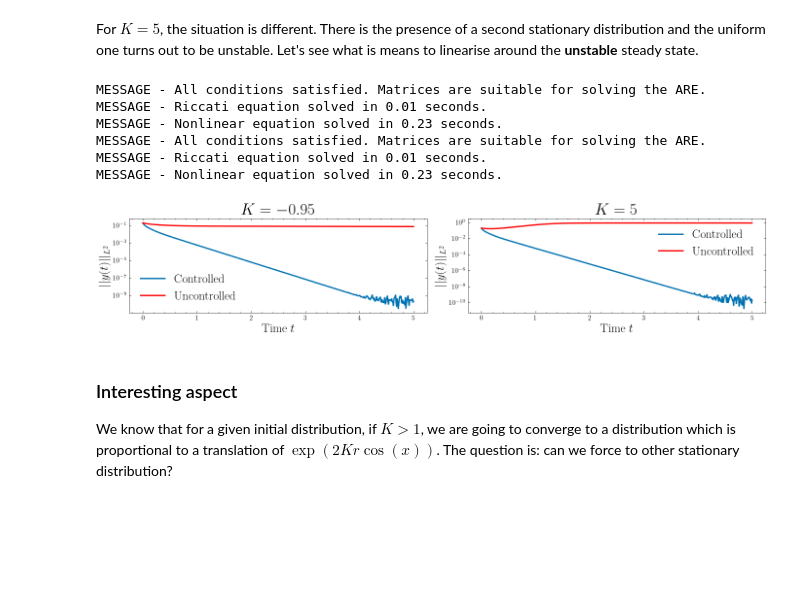
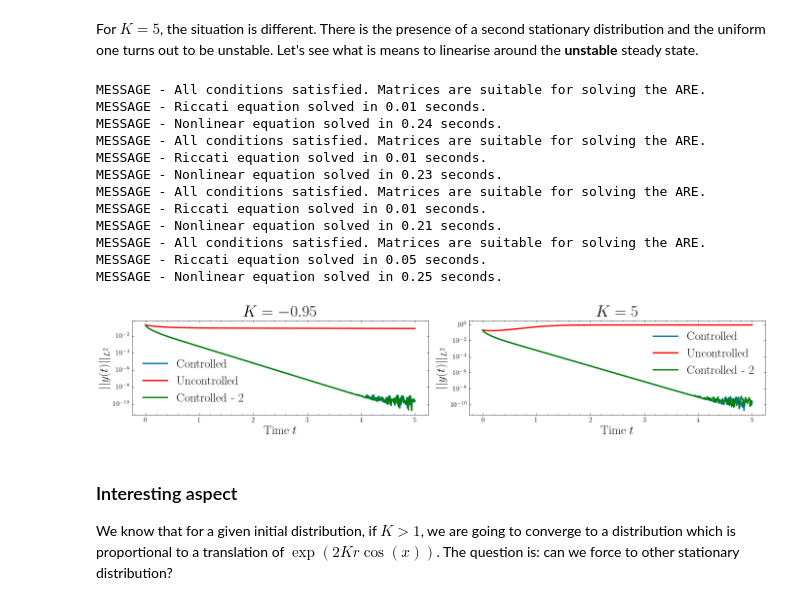
Before and after one commit to lucasmoschen/mckean-vlasov, a Jupyter notebook: codes/plotting.ipynb, the cells around one changed output. Saved outputs shown, nothing was run; the diff lists cells and outputs as text; code cells hidden in the pictures; blank space fills up the shorter version.

```diff
--- a/codes/plotting.ipynb
+++ b/codes/plotting.ipynb
@@ -448,22 +475,42 @@ solver1 = McKeanVlasovSolver(L=20, d=2*np.pi, G=G, alpha=[alpha1, alpha2, alpha3
                             state_weight=1000, sigma=0.5)
 
 solver2 = McKeanVlasovSolver(L=20, d=2*np.pi, G=G, alpha=[alpha1, alpha2, alpha3, alpha4],
-                            W=W2, mu_0=mu_0_mixed, min_fourier_samples=2000, delta=-0.0001,
-                            grad_alpha=[nabla_alpha1, nabla_alpha2, nabla_alpha3, nabla_alpha4],
-                            state_weight=1000, sigma=0.5)
+                             W=W2, mu_0=mu_0_mixed, min_fourier_samples=2000, delta=-0.0001,
+                             grad_alpha=[nabla_alpha1, nabla_alpha2, nabla_alpha3, nabla_alpha4],
+                             state_weight=1000, sigma=0.5)
+
+solver3 = McKeanVlasovSolver(L=20, d=2*np.pi, G=G, alpha=[alpha1, alpha2, alpha3, alpha4],
+                             W=W1, mu_0=mu_0_mixed, min_fourier_samples=2000, delta=-0.0001,
+                             grad_alpha=[nabla_alpha1, nabla_alpha2, nabla_alpha3, nabla_alpha4],
+                             state_weight=1000, sigma=0.5, frechet_flag=False)
+
+solver4 = McKeanVlasovSolver(L=20, d=2*np.pi, G=G, alpha=[alpha1, alpha2, alpha3, alpha4],
+                             W=W2, mu_0=mu_0_mixed, min_fourier_samples=2000, delta=-0.0001,
+                             grad_alpha=[nabla_alpha1, nabla_alpha2, nabla_alpha3, nabla_alpha4],
+                             state_weight=1000, sigma=0.5, frechet_flag=False)
 
 t_max = 5
 solution1_c = solver1.solve_control_problem(t_span=(0, t_max), t_eval=np.linspace(0, t_max, max(500, int(np.ceil(t_max * 100)))))
 solution1_u = solver1.nonlinear_uncontrolled_solver_y(t_span=(0, t_max), t_eval=np.linspace(0, t_max, max(500, int(np.ceil(t_max * 100)))))
 solution2_c = solver2.solve_control_problem(t_span=(0, t_max), t_eval=np.linspace(0, t_max, max(500, int(np.ceil(t_max * 100)))))
 solution2_u = solver2.nonlinear_uncontrolled_solver_y(t_span=(0, t_max), t_eval=np.linspace(0, t_max, max(500, int(np.ceil(t_max * 100)))))
+solution3_c = solver3.solve_control_problem(t_span=(0, t_max), t_eval=np.linspace(0, t_max, max(500, int(np.ceil(t_max * 100)))))
+solution3_u = solver3.nonlinear_uncontrolled_solver_y(t_span=(0, t_max), t_eval=np.linspace(0, t_max, max(500, int(np.ceil(t_max * 100)))))
+solution4_c = solver4.solve_control_problem(t_span=(0, t_max), t_eval=np.linspace(0, t_max, max(500, int(np.ceil(t_max * 100)))))
+solution4_u = solver4.nonlinear_uncontrolled_solver_y(t_span=(0, t_max), t_eval=np.linspace(0, t_max, max(500, int(np.ceil(t_max * 100)))))
 # %% [output]
+MESSAGE - All conditions satisfied. Matrices are suitable for solving the ARE.
+MESSAGE - Riccati equation solved in 0.01 seconds.
+MESSAGE - Nonlinear equation solved in 0.24 seconds.
 MESSAGE - All conditions satisfied. Matrices are suitable for solving the ARE.
 MESSAGE - Riccati equation solved in 0.01 seconds.
 MESSAGE - Nonlinear equation solved in 0.23 seconds.
 MESSAGE - All conditions satisfied. Matrices are suitable for solving the ARE.
 MESSAGE - Riccati equation solved in 0.01 seconds.
-MESSAGE - Nonlinear equation solved in 0.23 seconds.
+MESSAGE - Nonlinear equation solved in 0.21 seconds.
+MESSAGE - All conditions satisfied. Matrices are suitable for solving the ARE.
+MESSAGE - Riccati equation solved in 0.05 seconds.
+MESSAGE - Nonlinear equation solved in 0.25 seconds.
 # %%
 t1 = solution1_c.t
 y_norm1_c = np.linalg.norm(solution1_c.y, axis=0)
@@ -472,34 +519,46 @@ y_norm1_u = np.linalg.norm(solution1_u.y, axis=0)
 # Compute time points and L^2 norms for Example 2 (K = 5)
 t2 = solution2_c.t
 y_norm2_c = np.linalg.norm(solution2_c.y, axis=0)
 y_norm2_u = np.linalg.norm(solution2_u.y, axis=0)
 
+# Compute time points and L^2 norms for Example 1, different linearizer (K = 0.95)
+t3 = solution3_c.t
+y_norm3_c = np.linalg.norm(solution3_c.y, axis=0)
+y_norm3_u = np.linalg.norm(solution3_u.y, axis=0)
+
+# Compute time points and L^2 norms for Example 2, different linearizer (K = 5)
+t4 = solution4_c.t
+y_norm4_c = np.linalg.norm(solution4_c.y, axis=0)
+y_norm4_u = np.linalg.norm(solution4_u.y, axis=0)
+
 # Create a figure with two subplots arranged side-by-side
 fig, (ax1, ax2) = plt.subplots(1, 2, figsize=(14, 3))
 
 # Plot for Example 1 (K = -0.95)
 ax1.plot(t1, y_norm1_c, label="Controlled", color="#0072B2", linewidth=2)
 ax1.plot(t1, y_norm1_u, label="Uncontrolled", color="red", linewidth=2)
+ax1.plot(t1, y_norm3_c, label="Controlled - 2", color="green", linewidth=2)
 ax1.set_xlabel("Time $t$", fontsize=18)
 ax1.set_ylabel("$||y(t)||_{L^2}$", fontsize=18)
 ax1.set_title(r"$K = -0.95$", fontsize=24)
 ax1.set_yscale("log")
 ax1.legend(fontsize=18)
 
 # Plot for Example 2 (K = 5)
 ax2.plot(t2, y_norm2_c, label="Controlled", color="#0072B2", linewidth=2)
 ax2.plot(t2, y_norm2_u, label="Uncontrolled", color="red", linewidth=2)
+ax2.plot(t1, y_norm4_c, label="Controlled - 2", color="green", linewidth=2)
 ax2.set_xlabel("Time $t$", fontsize=18)
 ax2.set_ylabel("$||y(t)||_{L^2}$", fontsize=18)
 ax2.set_title(r"$K = 5$", fontsize=24)
 ax2.set_yscale("log")
 ax2.legend(fontsize=18)
 
 plt.tight_layout()
 plt.savefig("../images/fig_cnmac2025.pdf", bbox_inches="tight")
 plt.show()
 # %% [output]
-[figure, old version]
+[figure, new version]
 # %% [markdown]
 ### Interesting aspect
 
```
Also changed, not shown: parts of 11 cells of this notebook, 4 other files.
